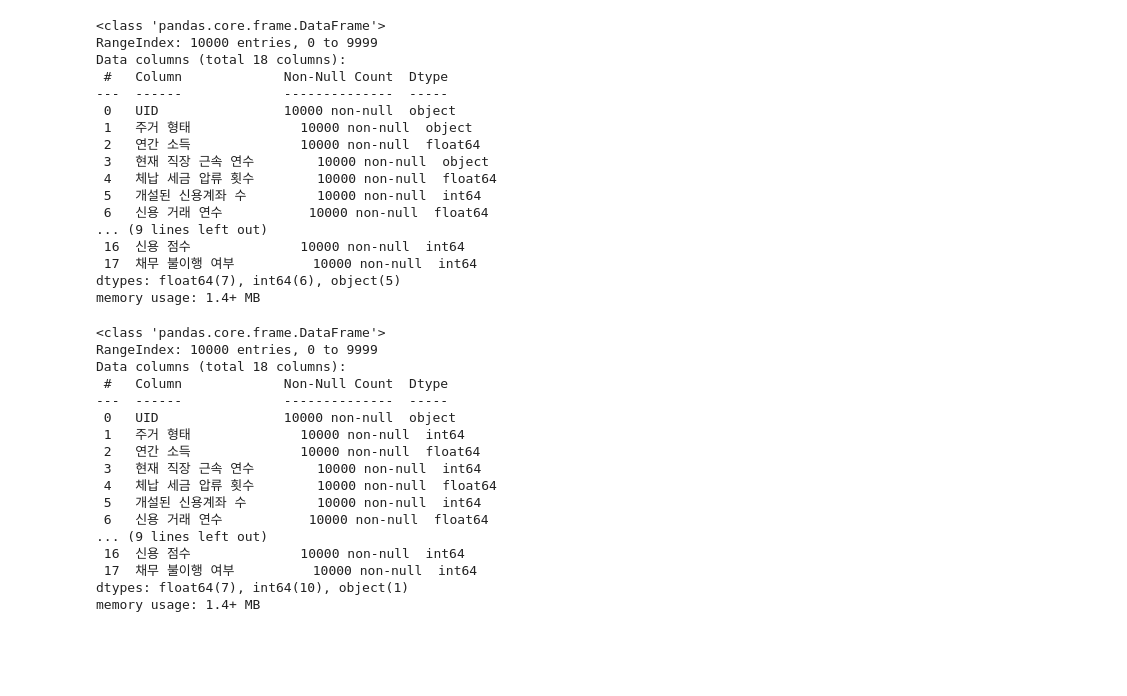
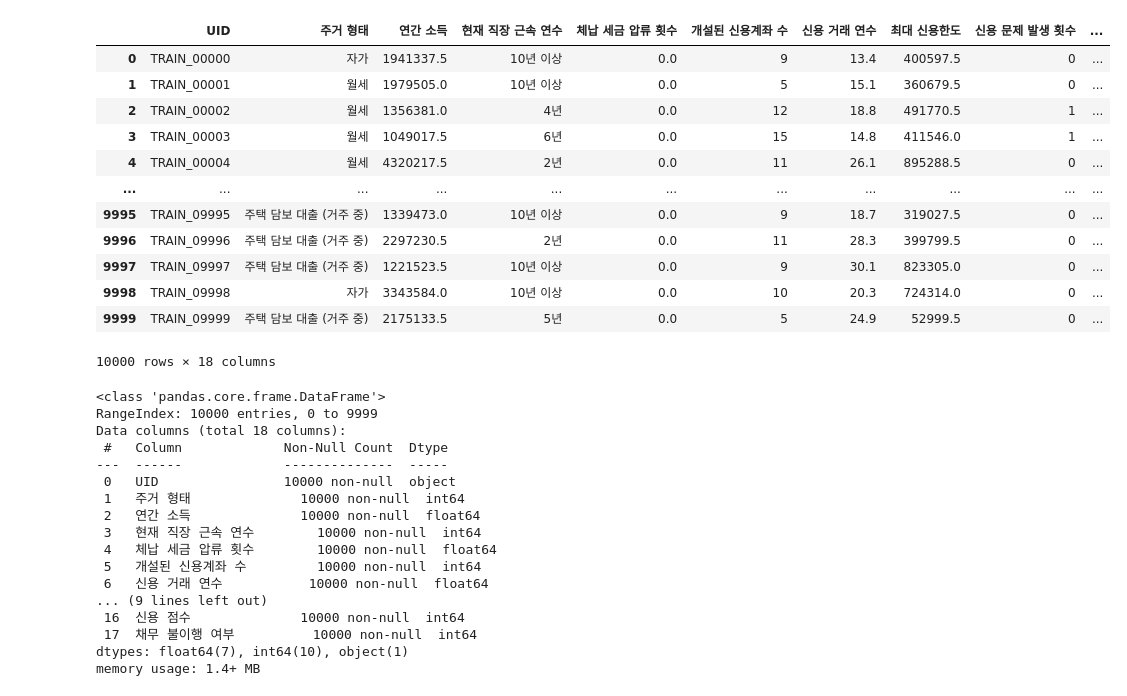
Before and after one commit to jeyday/DACON_Prediction_for_Default, a Jupyter notebook: Prediction for Default.ipynb, the cells around one changed output. Saved outputs shown, nothing was run; the diff lists cells and outputs as text; code cells hidden in the pictures; blank space fills up the shorter version.

```diff
--- a/Prediction for Default.ipynb
+++ b/Prediction for Default.ipynb
@@ -31,25 +25,21 @@ Successfully installed Mako-1.3.9 alembic-1.15.1 colorlog-6.9.0 optuna-4.2.1
 # %%
 # 테이터 확인
 df_train = pd.read_csv('/content/drive/MyDrive/DACON/채무 불이행 여부 예측 해커톤: 불이행의 징후를 찾아라!/train.csv')
-df_train.info()
+df_train
 # %% [output]
+|  | UID | 주거 형태 | 연간 소득 | 현재 직장 근속 연수 | 체납 세금 압류 횟수 | 개설된 신용계좌 수 | 신용 거래 연수 | 최대 신용한도 | 신용 문제 발생 횟수 | ... |
+| 0 | TRAIN_00000 | 자가 | 1941337.5 | 10년 이상 | 0.0 | 9 | 13.4 | 400597.5 | 0 | ... |
+| 1 | TRAIN_00001 | 월세 | 1979505.0 | 10년 이상 | 0.0 | 5 | 15.1 | 360679.5 | 0 | ... |
+| 2 | TRAIN_00002 | 월세 | 1356381.0 | 4년 | 0.0 | 12 | 18.8 | 491770.5 | 1 | ... |
+| 3 | TRAIN_00003 | 월세 | 1049017.5 | 6년 | 0.0 | 15 | 14.8 | 411546.0 | 1 | ... |
+| 4 | TRAIN_00004 | 월세 | 4320217.5 | 2년 | 0.0 | 11 | 26.1 | 895288.5 | 0 | ... |
+| ... | ... | ... | ... | ... | ... | ... | ... | ... | ... | ... |
+| 9995 | TRAIN_09995 | 주택 담보 대출 (거주 중) | 1339473.0 | 10년 이상 | 0.0 | 9 | 18.7 | 319027.5 | 0 | ... |
+| 9996 | TRAIN_09996 | 주택 담보 대출 (거주 중) | 2297230.5 | 2년 | 0.0 | 11 | 28.3 | 399799.5 | 0 | ... |
+| 9997 | TRAIN_09997 | 주택 담보 대출 (거주 중) | 1221523.5 | 10년 이상 | 0.0 | 9 | 30.1 | 823305.0 | 0 | ... |
+| 9998 | TRAIN_09998 | 자가 | 3343584.0 | 10년 이상 | 0.0 | 10 | 20.3 | 724314.0 | 0 | ... |
+| 9999 | TRAIN_09999 | 주택 담보 대출 (거주 중) | 2175133.5 | 5년 | 0.0 | 5 | 24.9 | 52999.5 | 0 | ... |
-<class 'pandas.core.frame.DataFrame'>
-RangeIndex: 10000 entries, 0 to 9999
-Data columns (total 18 columns):
- #   Column             Non-Null Count  Dtype
----  ------             --------------  -----
- 0   UID                10000 non-null  object
- 1   주거 형태              10000 non-null  object
- 2   연간 소득              10000 non-null  float64
- 3   현재 직장 근속 연수        10000 non-null  object
- 4   체납 세금 압류 횟수        10000 non-null  float64
- 5   개설된 신용계좌 수         10000 non-null  int64
- 6   신용 거래 연수           10000 non-null  float64
-... (9 lines left out)
- 16  신용 점수              10000 non-null  int64
- 17  채무 불이행 여부          10000 non-null  int64
-dtypes: float64(7), int64(6), object(5)
-memory usage: 1.4+ MB
+10000 rows × 18 columns
 # %%
 # 결측치가 없음을 확인
 # object 데이터 LabelEncoding 변환
```
Also changed, not shown: parts of 11 cells of this notebook.
